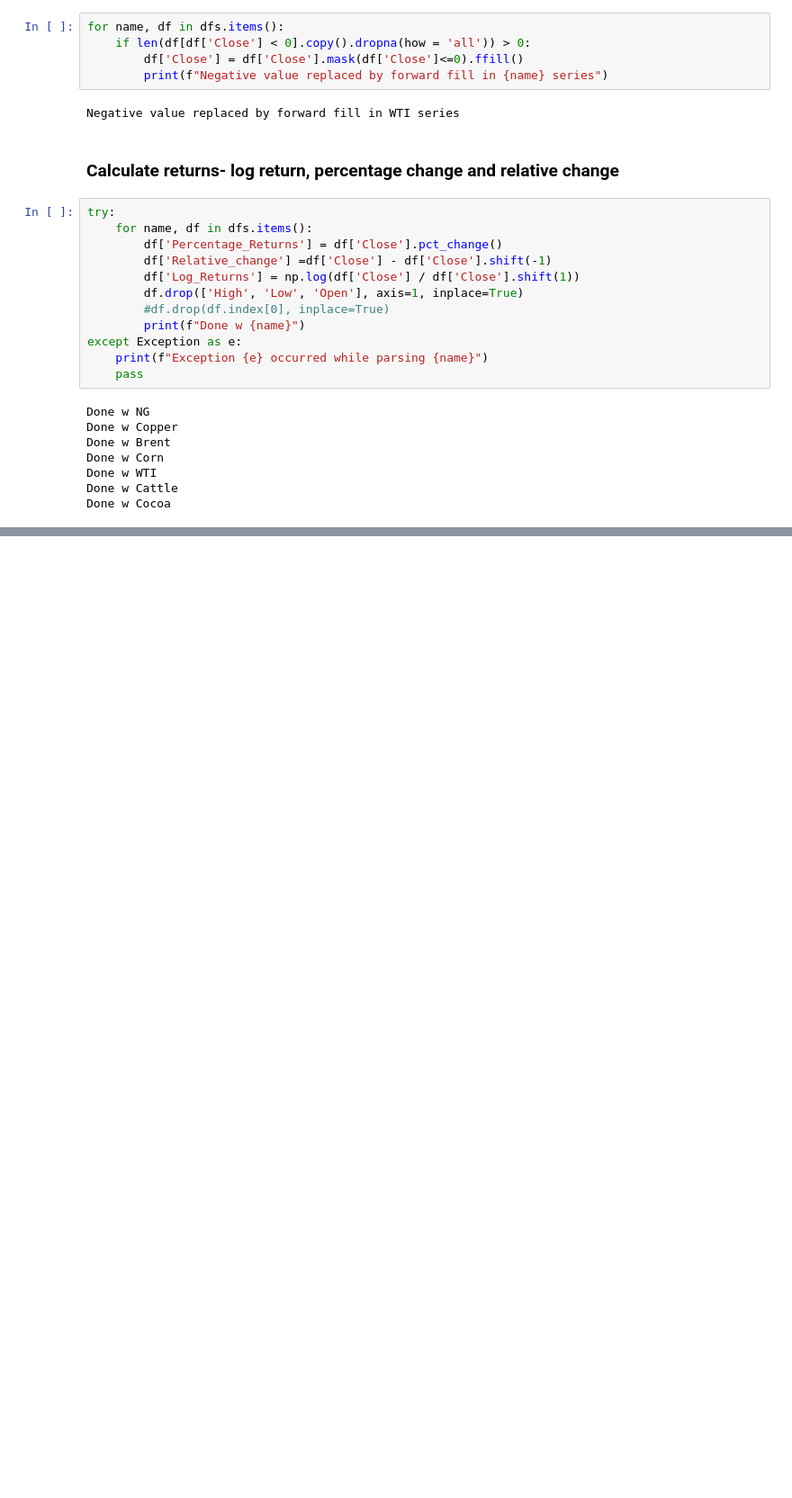
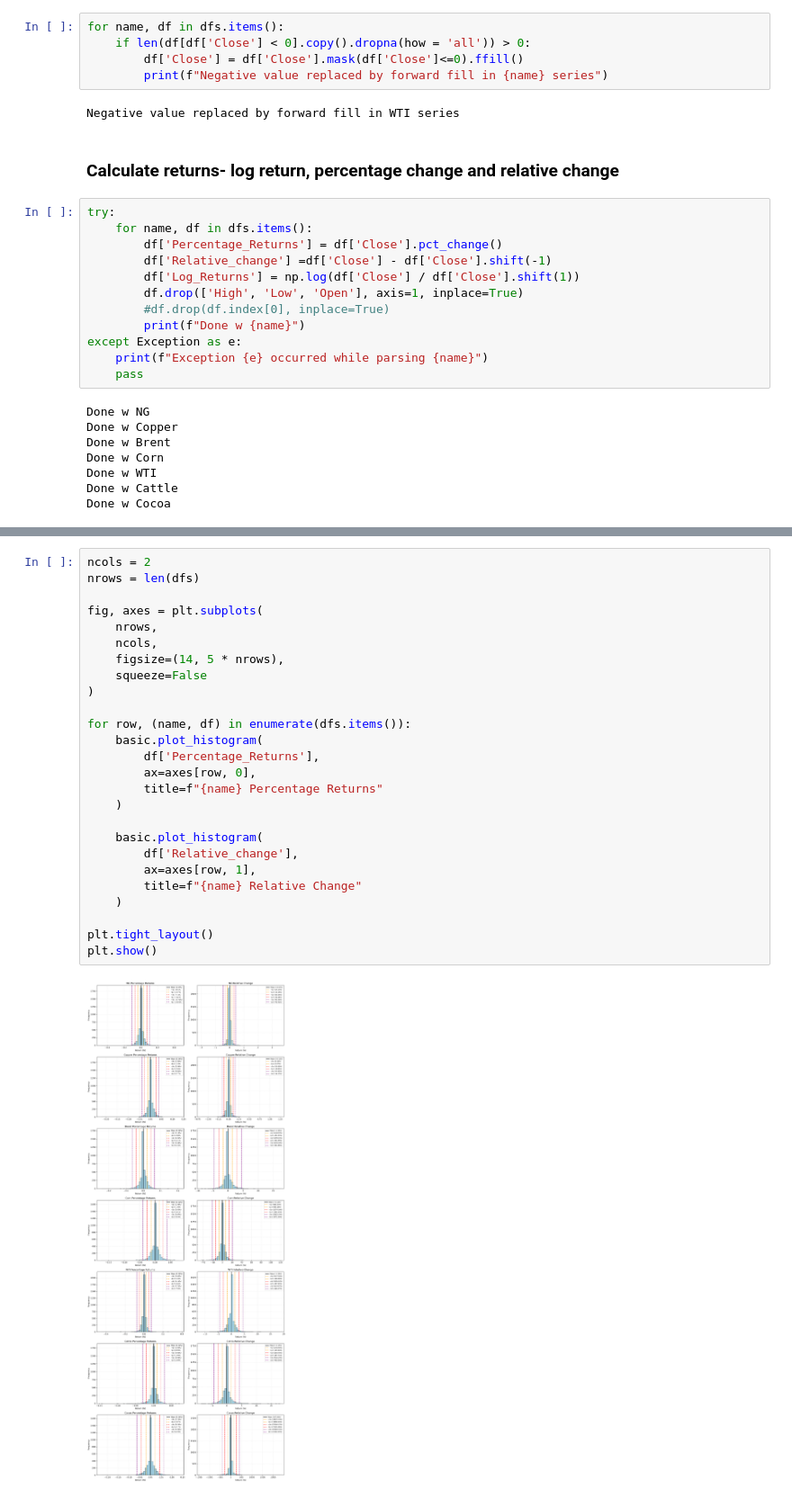
Before and after one commit to IanJ1998/Ian, a Jupyter notebook: CommodityProject/SystemicRiskCopulaProject/dataPreparation/YahooCommodityData.ipynb, the cells around one changed output, grey strips where cells are left out. Shown at 90% size. Saved outputs shown, nothing was run; the diff lists cells and outputs as text; blank space fills up the shorter version.

```diff
--- a/CommodityProject/SystemicRiskCopulaProject/dataPreparation/YahooCommodityData.ipynb
+++ b/CommodityProject/SystemicRiskCopulaProject/dataPreparation/YahooCommodityData.ipynb
@@ -277,0 +191,28 @@ KeyError: 'Percentage_Returns'
+# %%
+ncols = 2
+nrows = len(dfs)
+
+fig, axes = plt.subplots(
+    nrows,
+    ncols,
+    figsize=(14, 5 * nrows),
+    squeeze=False
+)
+
+for row, (name, df) in enumerate(dfs.items()):
+    basic.plot_histogram(
+        df['Percentage_Returns'],
+        ax=axes[row, 0],
+        title=f"{name} Percentage Returns"
+    )
+
+    basic.plot_histogram(
+        df['Relative_change'],
+        ax=axes[row, 1],
+        title=f"{name} Relative Change"
+    )
+
+plt.tight_layout()
+plt.show()
+# %% [output]
+[figure, added]
```
Also changed, not shown: parts of 10 cells of this notebook, 2 other files.
